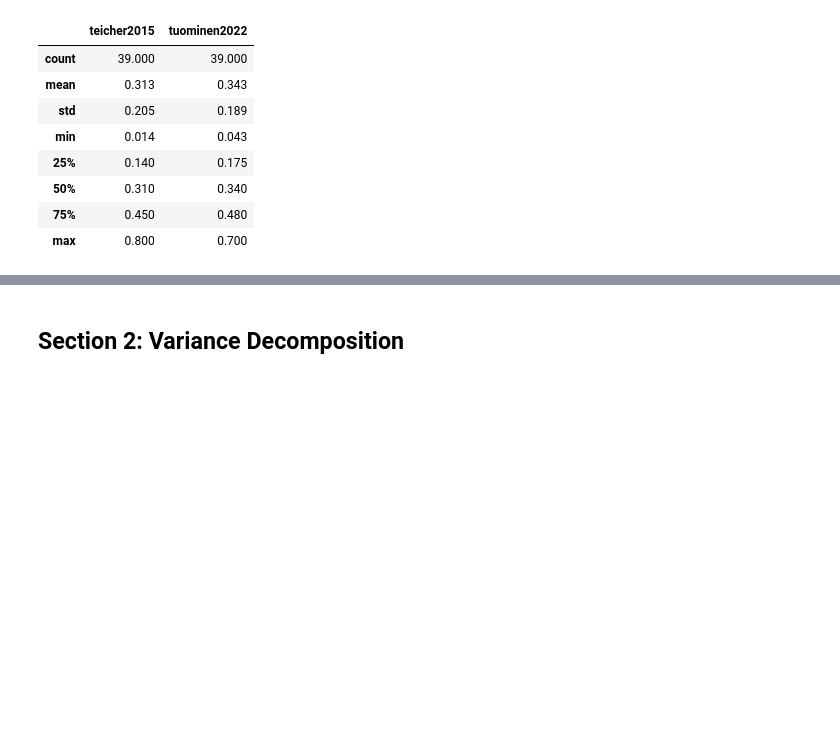
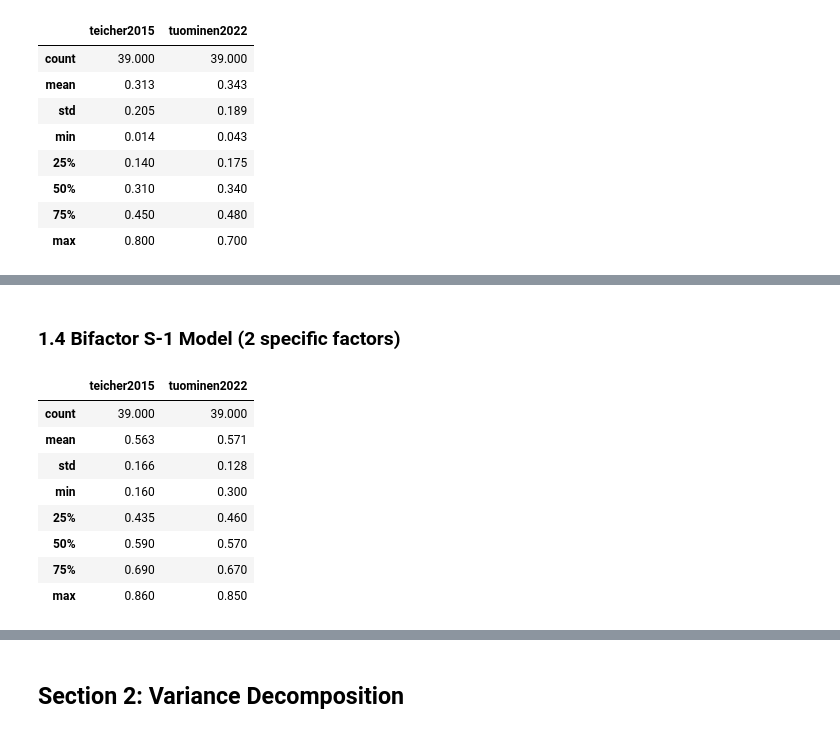
Before and after one commit to szorowi1/mace-irt, a Jupyter notebook: 03_CFA.ipynb, the cells around one changed output, grey strips where cells are left out. Drawn from its saved outputs; the diff is of its cells as text; code cells hidden in the pictures; blank space fills up the shorter version.

```diff
--- a/03_CFA.ipynb
+++ b/03_CFA.ipynb
@@ -212,0 +182,31 @@ summary.describe().round(3)
+# %% [markdown]
+### 1.4 Bifactor S-1 Model (2 specific factors)
+# %%
+from pandas import DataFrame
+
+## Define I/O parameters.
+studies = ['teicher2015','tuominen2022']
+
+## Main loop.
+summary = []
+for study in studies:
+    df = read_csv(os.path.join('stan_results', study, 'grmq_m4_summary.tsv'), sep='\t', index_col=0)
+    df = df.T.filter(regex='lambda\[[0-9]*,1\]').T['Mean']
+    summary.append(df)
+
+## Convert to DataFrame.
+summary = DataFrame(summary).T
+summary.columns = studies
+
+## Print summary.
+summary.describe().round(3)
+# %% [output]
+|  | teicher2015 | tuominen2022 |
+| count | 39.000 | 39.000 |
+| mean | 0.563 | 0.571 |
+| std | 0.166 | 0.128 |
+| min | 0.160 | 0.300 |
+| 25% | 0.435 | 0.460 |
+| 50% | 0.590 | 0.570 |
+| 75% | 0.690 | 0.670 |
+| max | 0.860 | 0.850 |
```
Also changed, not shown: parts of 12 cells of this notebook, 6 other files.
